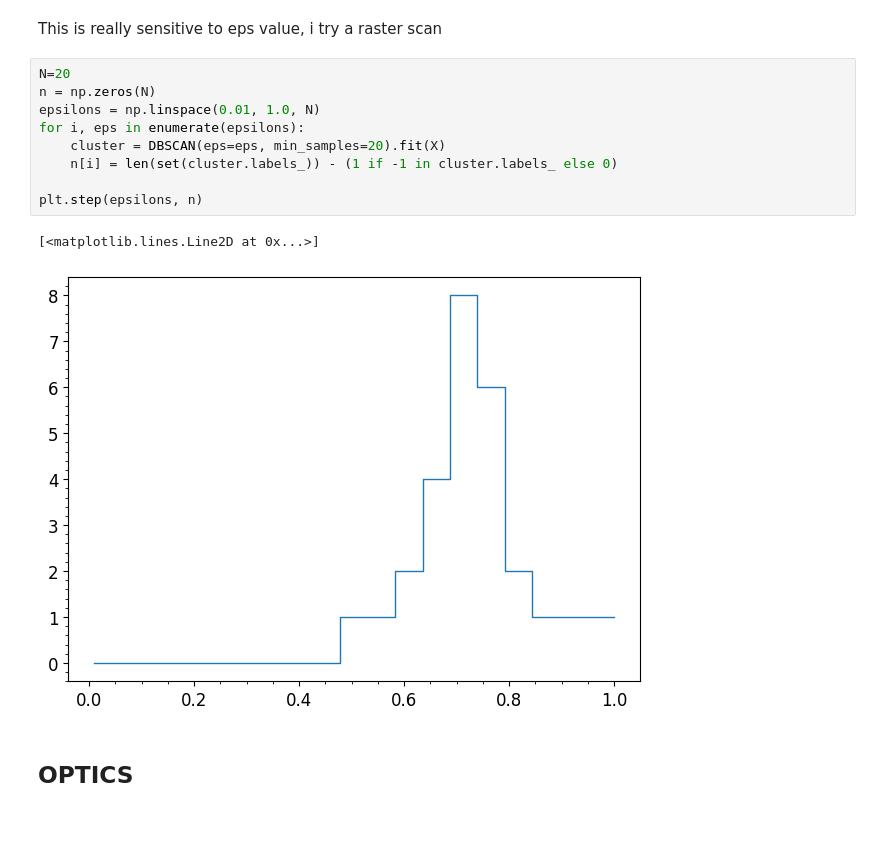
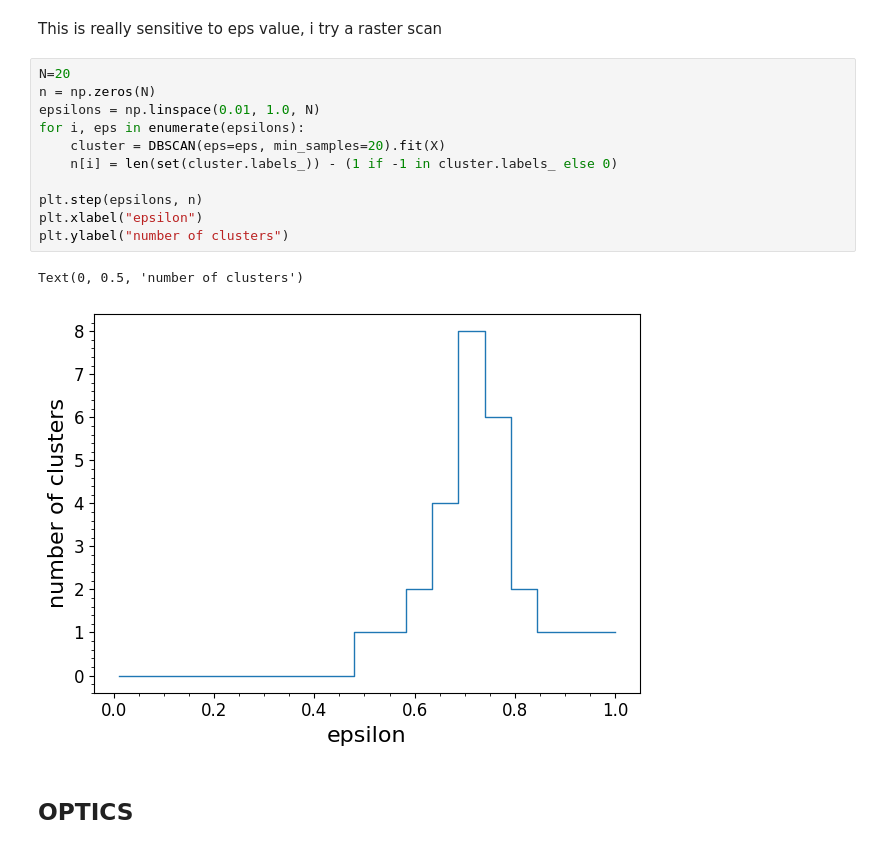
Before and after one commit to djanloo/dynamiting, a Jupyter notebook: CLUSTERING/density.ipynb, the cells around one changed output. Drawn from its saved outputs; the diff is of its cells as text; blank space fills up the shorter version.

```diff
--- a/CLUSTERING/density.ipynb
+++ b/CLUSTERING/density.ipynb
@@ -45,15 +45,17 @@ This is really sensitive to eps value, i try a raster scan
 # %%
 N=20
 n = np.zeros(N)
 epsilons = np.linspace(0.01, 1.0, N)
 for i, eps in enumerate(epsilons):
     cluster = DBSCAN(eps=eps, min_samples=20).fit(X)
     n[i] = len(set(cluster.labels_)) - (1 if -1 in cluster.labels_ else 0)
 
 plt.step(epsilons, n)
+plt.xlabel("epsilon")
+plt.ylabel("number of clusters")
 # %% [output]
-[<matplotlib.lines.Line2D at 0x...>]
+Text(0, 0.5, 'number of clusters')
-[figure, old version]
+[figure, new version]
 # %% [markdown]
 ## OPTICS
 # %%
```
Also changed, not shown: parts of 1 cell of this notebook.
